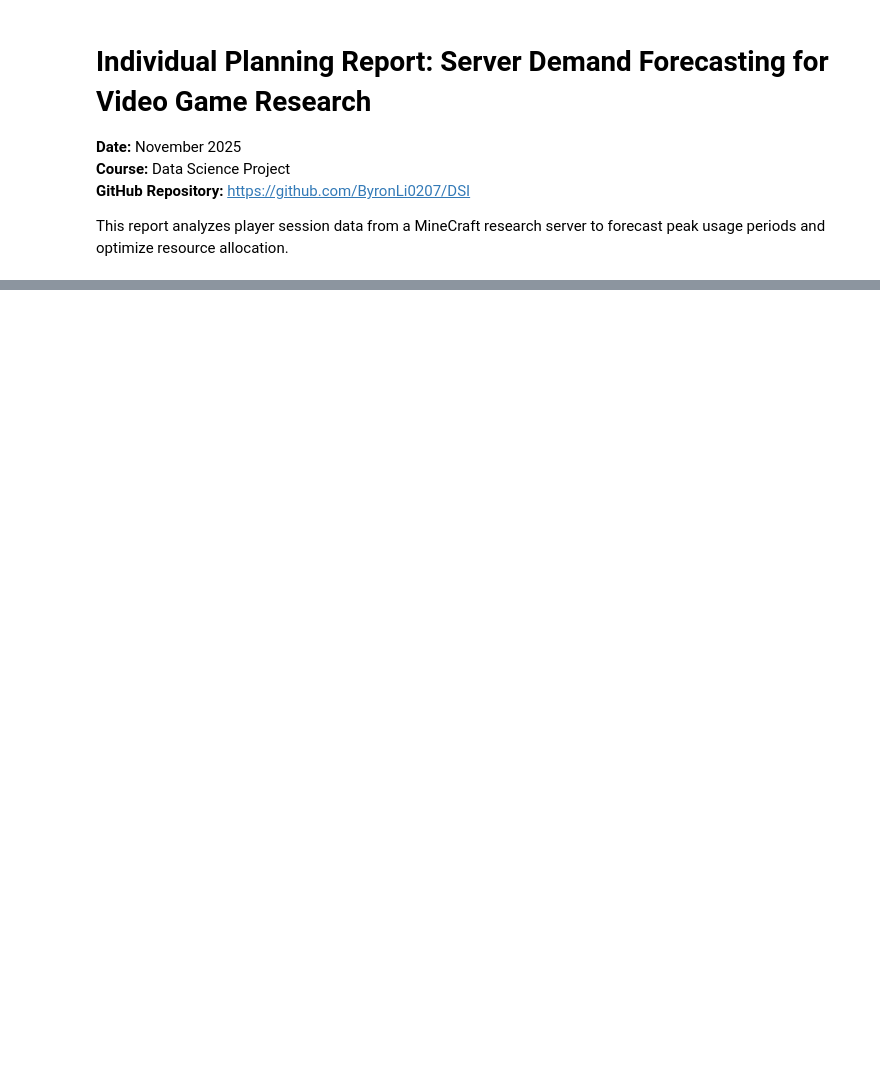
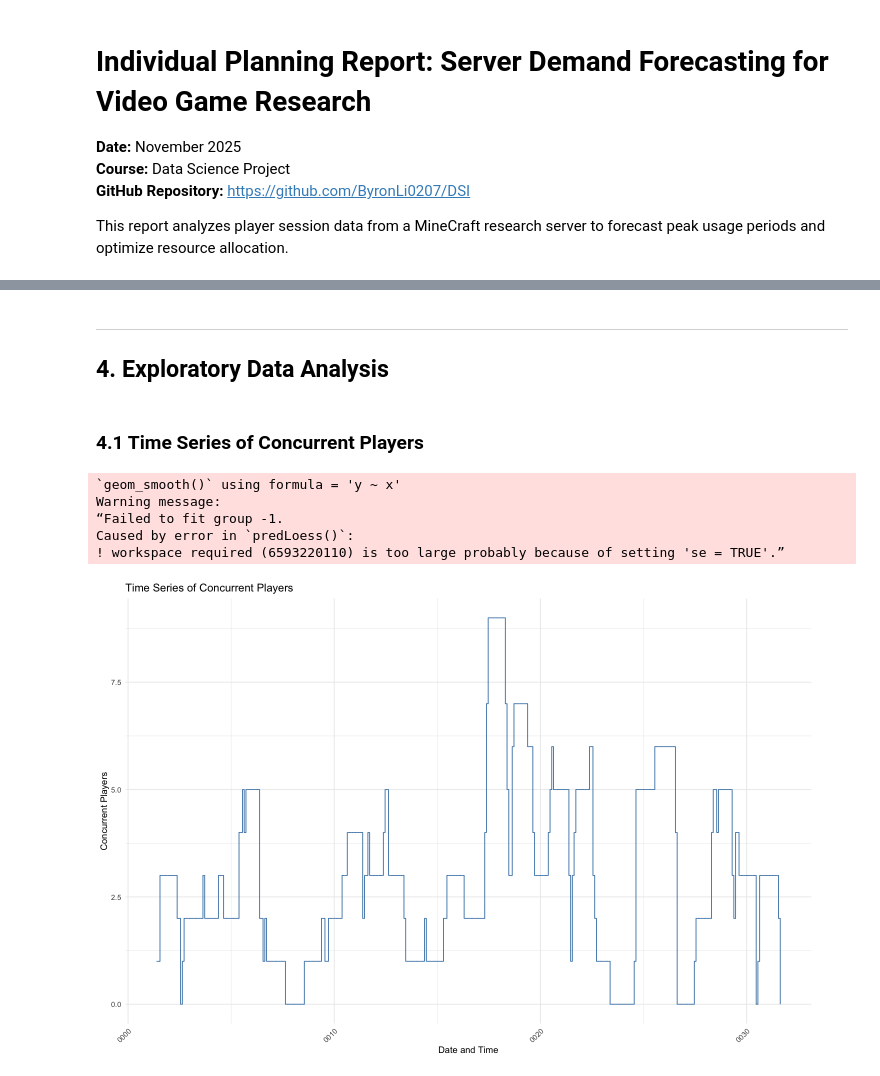
Before and after one commit to ByronLi0207/DSI, a Jupyter notebook: main.ipynb, the cells around one changed output, grey strips where cells are left out. Drawn from its saved outputs; the diff is of its cells as text; code cells hidden in the pictures; blank space fills up the shorter version.

```diff
--- a/main.ipynb
+++ b/main.ipynb
@@ -1169,0 +39,9 @@ The combination of data-driven insights and predictive modeling will transform r
+# %%
+# Load and convert data
+sessions_raw <- read_excel('sessions (2).xlsx')
+write_csv(sessions_raw, 'sessions.csv')
+sessions_data <- read_csv('sessions.csv', show_col_types = FALSE)
+
+cat("Dataset dimensions:", nrow(sessions_data), "sessions ×", ncol(sessions_data), "variables\n")
+cat("\nVariable names:\n")
+colnames(sessions_data)
@@ -1169,0 +124,19 @@ The combination of data-driven insights and predictive modeling will transform r
+# %%
+# Extract temporal features from start_time
+sessions_features <- sessions_data %>%
+  filter(!is.na(start_dt) & !is.na(end_dt) & duration_minutes > 0) %>%
+  mutate(
+    date = as.Date(start_dt),
+    hour = hour(start_dt),
+    weekday = wday(start_dt, label = TRUE, abbr = FALSE),
+    is_weekend = weekday %in% c("Saturday", "Sunday"),
+    time_of_day = case_when(
+      hour >= 6 & hour < 12 ~ "Morning",
+      hour >= 12 & hour < 18 ~ "Afternoon",
+      hour >= 18 & hour < 24 ~ "Evening",
+      TRUE ~ "Night"
+    )
+  )
+
+cat("\nProcessed", nrow(sessions_features), "valid sessions\n")
+cat("Temporal features extracted: hour, weekday, is_weekend, time_of_day\n")
@@ -1169,0 +236,24 @@ The combination of data-driven insights and predictive modeling will transform r
+# %% [markdown]
+---
+
+## 4. Exploratory Data Analysis
+# %% [markdown]
+### 4.1 Time Series of Concurrent Players
+# %%
+ggplot(hourly_concurrency, aes(x = timestamp, y = concurrent_players)) +
+  geom_line(color = "steelblue", linewidth = 0.5) +
+  geom_smooth(method = "loess", color = "red", se = TRUE, alpha = 0.2) +
+  labs(
+    title = "Time Series of Concurrent Players",
+    x = "Date and Time",
+    y = "Concurrent Players"
+  ) +
+  theme_minimal() +
+  theme(axis.text.x = element_text(angle = 45, hjust = 1))
+# %% [output]
+`geom_smooth()` using formula = 'y ~ x'
+Warning message:
+“Failed to fit group -1.
+Caused by error in `predLoess()`:
+! workspace required (6593220110) is too large probably because of setting 'se = TRUE'.”
+[figure, added]
```
Also changed, not shown: parts of 79 cells of this notebook, 1 other file.
